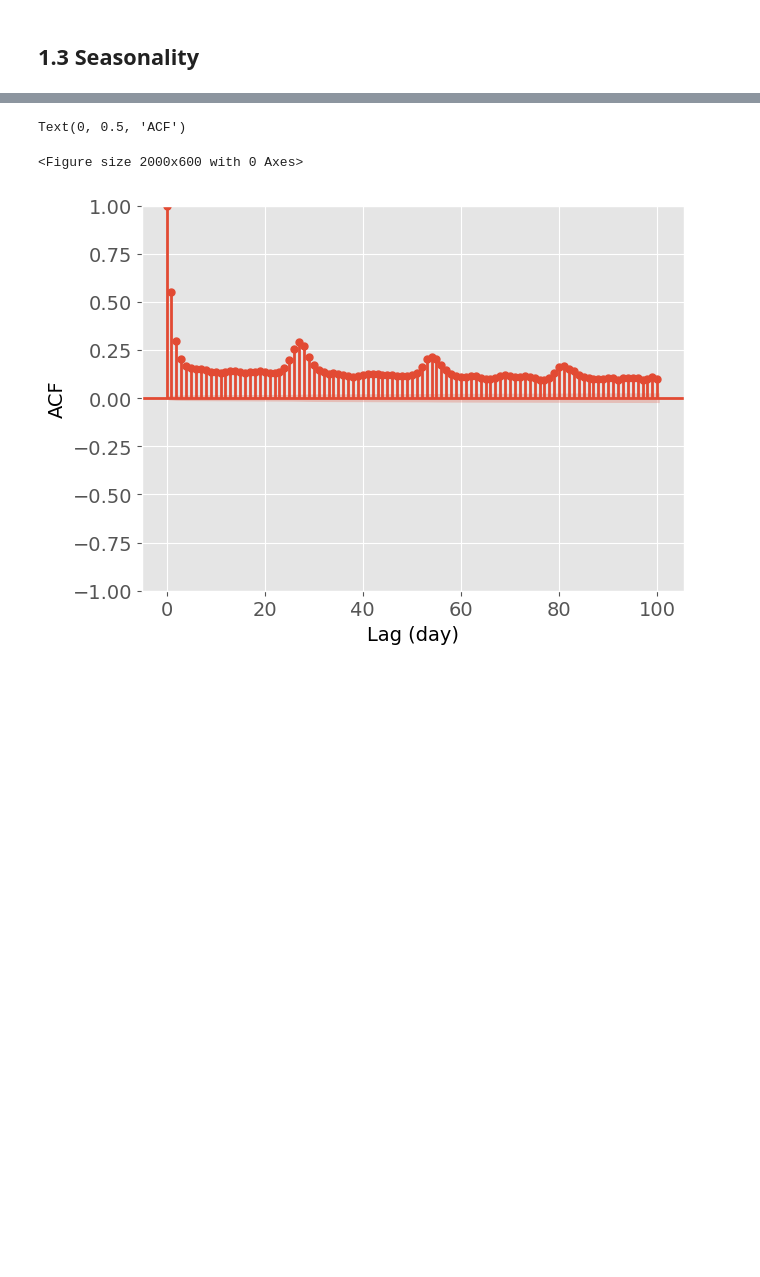
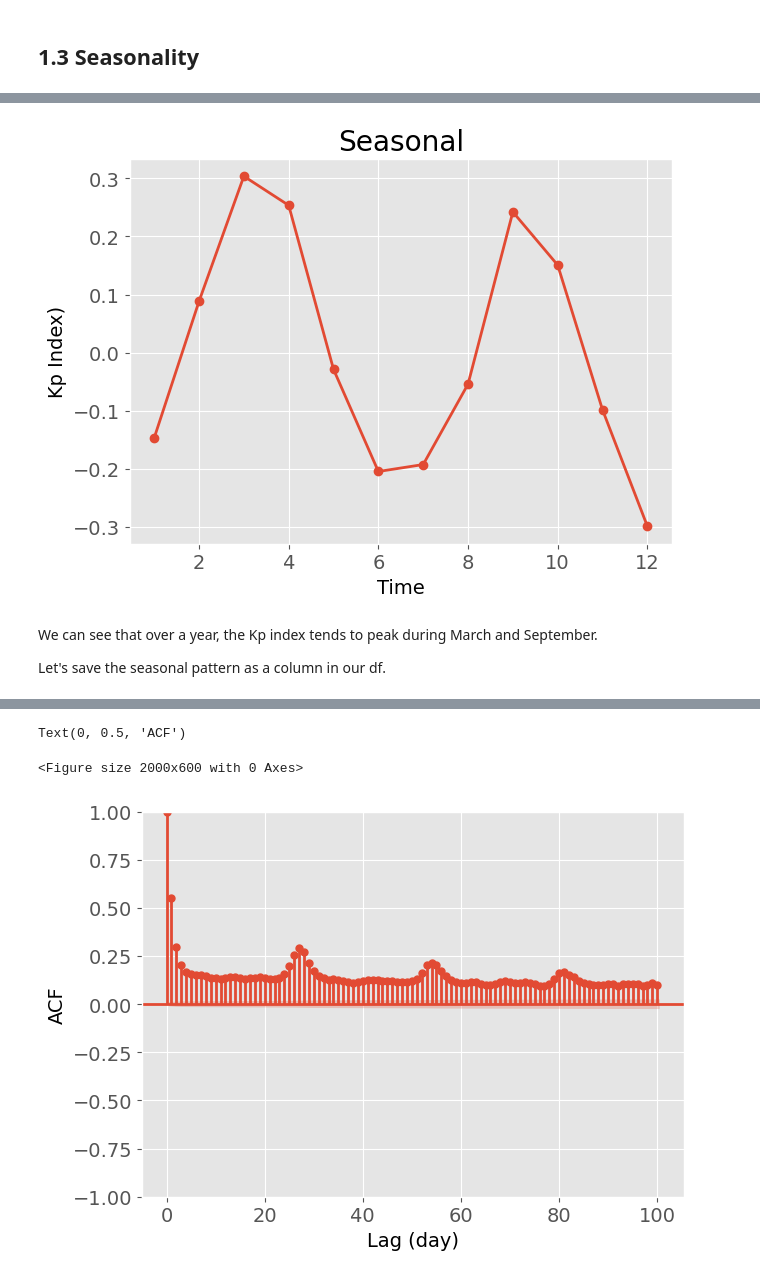
Before and after one commit to hcwang24/Aurora_Watch, a Jupyter notebook: aurora.ipynb, the cells around one changed output, grey strips where cells are left out. Drawn from its saved outputs; the diff is of its cells as text; code cells hidden in the pictures; blank space fills up the shorter version.

```diff
--- a/aurora.ipynb
+++ b/aurora.ipynb
@@ -225,0 +263,3 @@ Looks like the polynomial fit of order 0 had the better looking detrended data.
+# %%
+seasonal = daily_mean_df["detrended"].groupby(daily_mean_df['Datetime'].dt.month).mean()
+seasonal
@@ -225,0 +281,8 @@ Looks like the polynomial fit of order 0 had the better looking detrended data.
+# %%
+ax = seasonal.plot.line(xlabel="Time", ylabel="Kp Index)", title="Seasonal", marker="o")
+# %% [output]
+[figure, added]
+# %% [markdown]
+We can see that over a year, the Kp index tends to peak during March and September.
+
+Let's save the seasonal pattern as a column in our df.
```
Also changed, not shown: parts of 24 cells of this notebook.
